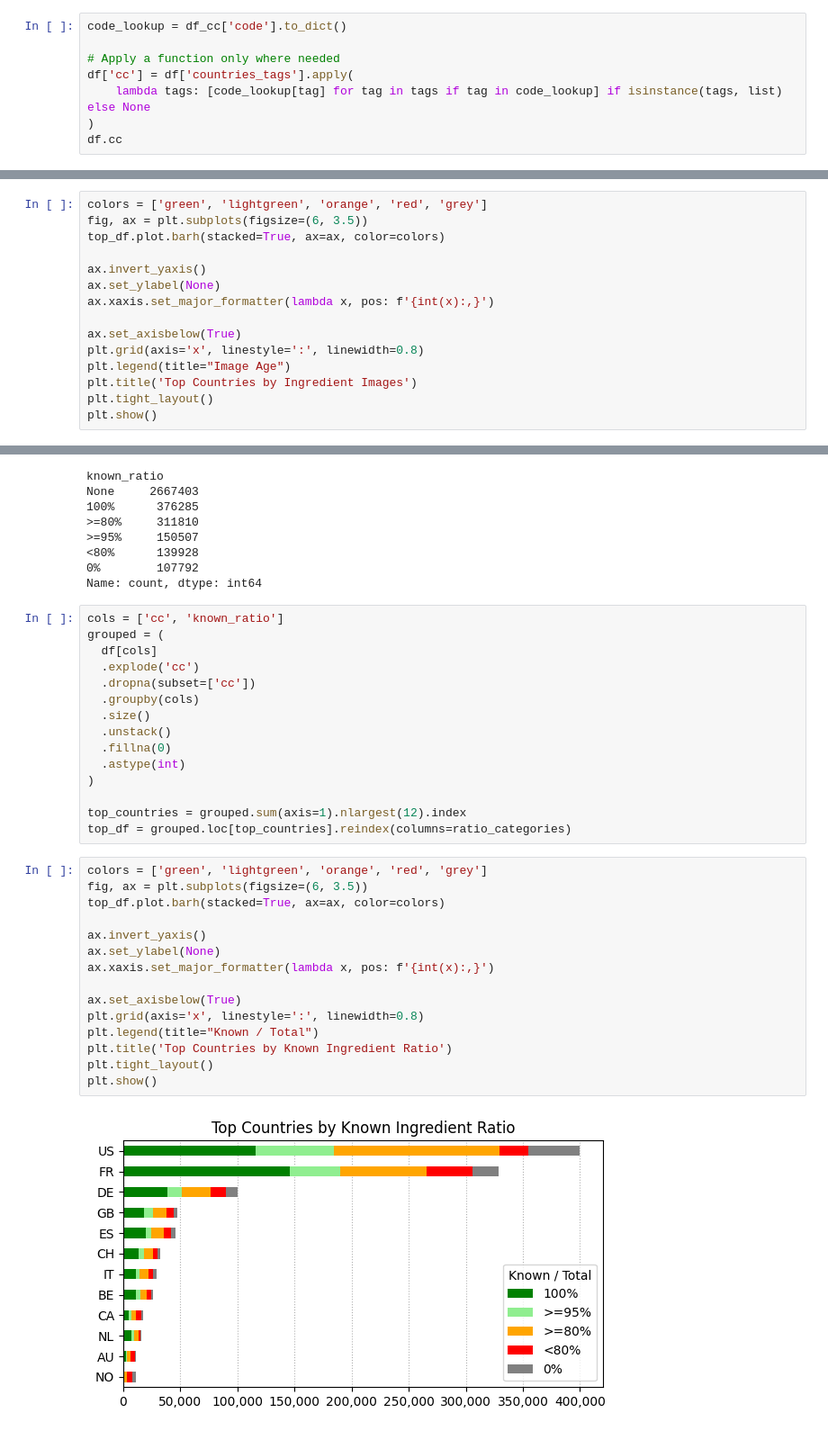
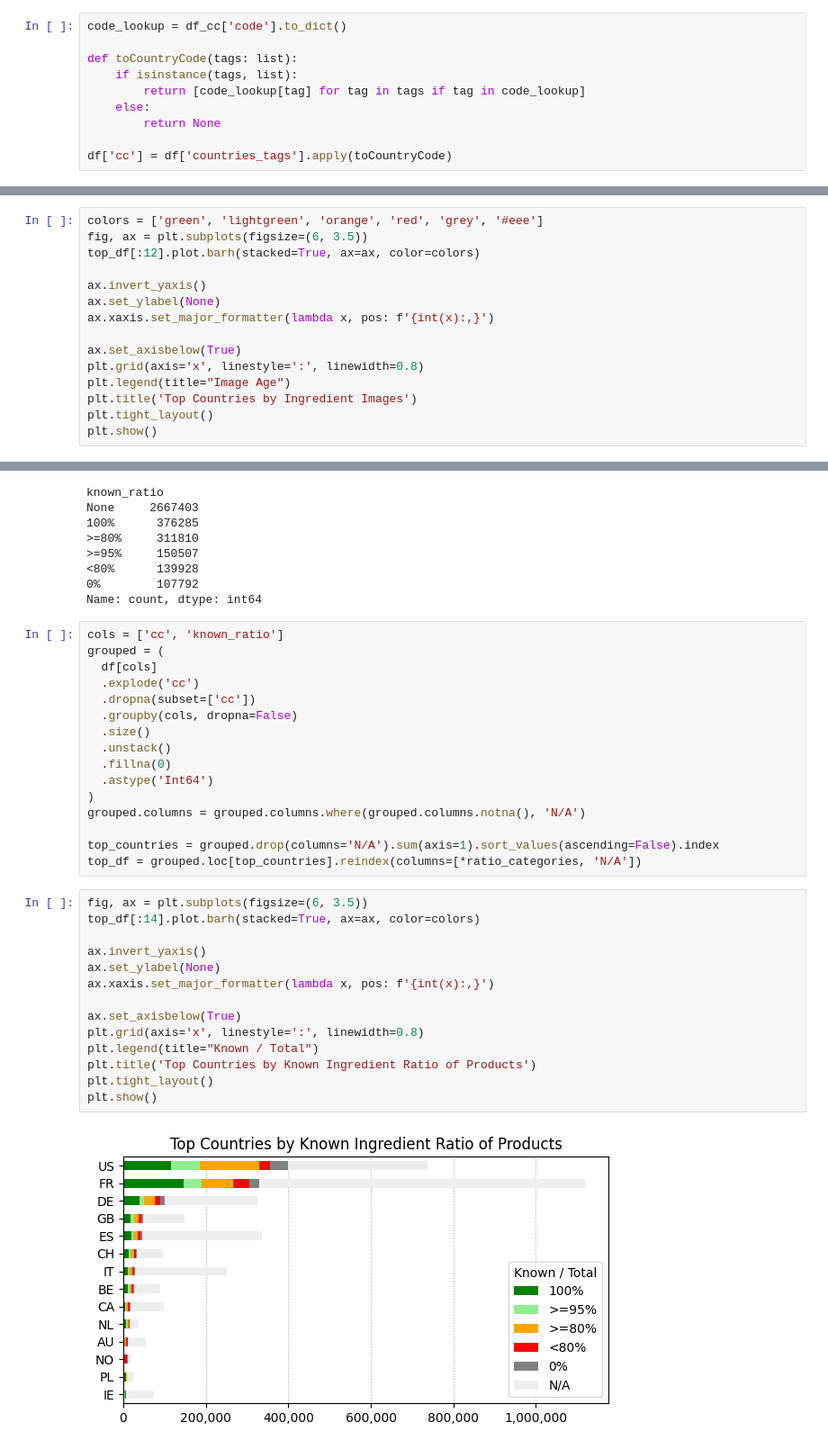
Before and after one commit to goerlitz/openfoodfacts-data-analysis, a Jupyter notebook: notebooks/15_ingredient_analysis3.ipynb, the cells around one changed output, grey strips where cells are left out. Shown: that part at 90% size. Drawn from its saved outputs; the diff is of its cells as text.

Commit message:
added products with missing images, known ingredients to graphs

```diff
--- a/notebooks/15_ingredient_analysis3.ipynb
+++ b/notebooks/15_ingredient_analysis3.ipynb
@@ -195,8 +142,10 @@ df_cc
 # %%
 code_lookup = df_cc['code'].to_dict()
 
-# Apply a function only where needed
-df['cc'] = df['countries_tags'].apply(
-    lambda tags: [code_lookup[tag] for tag in tags if tag in code_lookup] if isinstance(tags, list) else None
-)
-df.cc
+def toCountryCode(tags: list):
+    if isinstance(tags, list):
+        return [code_lookup[tag] for tag in tags if tag in code_lookup]
+    else:
+        return None
+
+df['cc'] = df['countries_tags'].apply(toCountryCode)
@@ -291,7 +228,7 @@ top_df = grouped.loc[top_countries].reindex(columns=age_categories)
 # %%
-colors = ['green', 'lightgreen', 'orange', 'red', 'grey']
+colors = ['green', 'lightgreen', 'orange', 'red', 'grey', '#eee']
 fig, ax = plt.subplots(figsize=(6, 3.5))
-top_df.plot.barh(stacked=True, ax=ax, color=colors)
+top_df[:12].plot.barh(stacked=True, ax=ax, color=colors)
 
 ax.invert_yaxis()
 ax.set_ylabel(None)
@@ -348,29 +302,29 @@ grouped = (
   df[cols]
   .explode('cc')
   .dropna(subset=['cc'])
-  .groupby(cols)
+  .groupby(cols, dropna=False)
   .size()
   .unstack()
   .fillna(0)
-  .astype(int)
+  .astype('Int64')
 )
+grouped.columns = grouped.columns.where(grouped.columns.notna(), 'N/A')
 
-top_countries = grouped.sum(axis=1).nlargest(12).index
-top_df = grouped.loc[top_countries].reindex(columns=ratio_categories)
+top_countries = grouped.drop(columns='N/A').sum(axis=1).sort_values(ascending=False).index
+top_df = grouped.loc[top_countries].reindex(columns=[*ratio_categories, 'N/A'])
 # %%
-colors = ['green', 'lightgreen', 'orange', 'red', 'grey']
 fig, ax = plt.subplots(figsize=(6, 3.5))
-top_df.plot.barh(stacked=True, ax=ax, color=colors)
+top_df[:14].plot.barh(stacked=True, ax=ax, color=colors)
 
 ax.invert_yaxis()
 ax.set_ylabel(None)
 ax.xaxis.set_major_formatter(lambda x, pos: f'{int(x):,}')
 
 ax.set_axisbelow(True)
 plt.grid(axis='x', linestyle=':', linewidth=0.8)
 plt.legend(title="Known / Total")
-plt.title('Top Countries by Known Ingredient Ratio')
+plt.title('Top Countries by Known Ingredient Ratio of Products')
 plt.tight_layout()
 plt.show()
 # %% [output]
-[figure, old version]
+[figure, new version]
```
Also changed, not shown: parts of 11 cells of this notebook.
